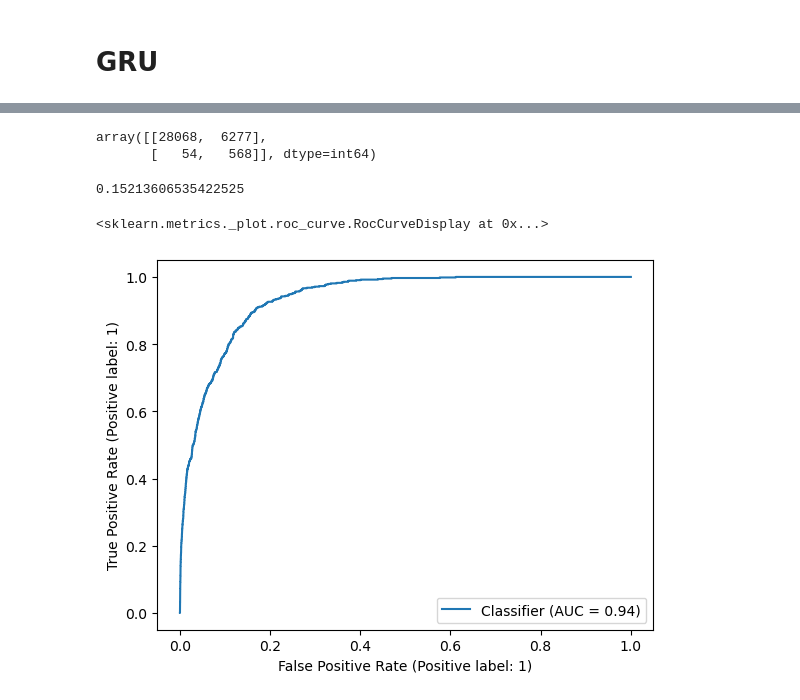
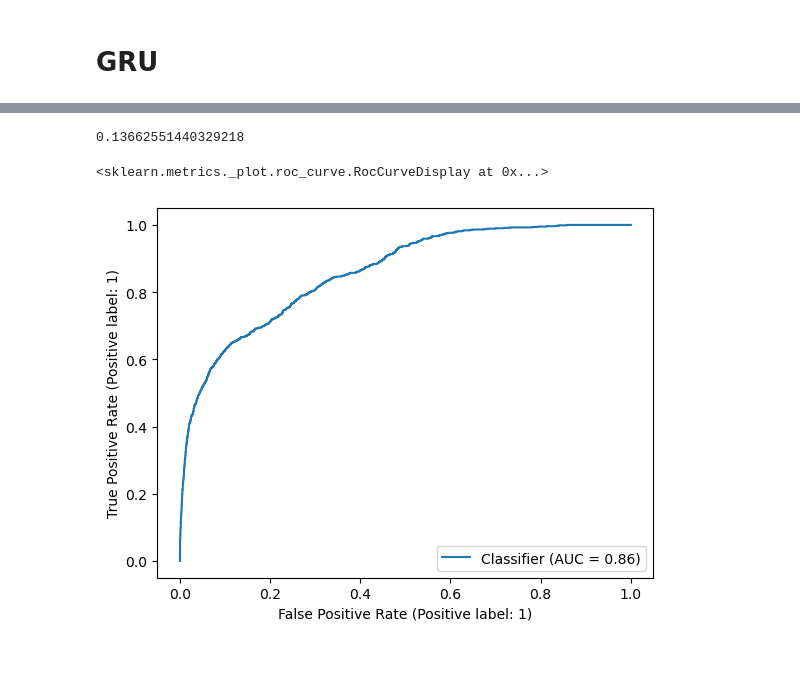
Before and after one commit to Rokkaan5/STAT5010_FinalProject, a Jupyter notebook: code/STAT5010-JK.ipynb, the cells around one changed output, grey strips where cells are left out. Cells and saved outputs as stored; diff of their text form; code cells hidden in the pictures; blank space fills up the shorter version.

```diff
--- a/code/STAT5010-JK.ipynb
+++ b/code/STAT5010-JK.ipynb
@@ -313,8 +372,8 @@ plt.savefig('lgbm_roc.png', dpi=300)
 # %% [markdown]
 # GRU
 # %%
-X_train = np.array(X_train_rand).reshape(X_train_rand.shape[0],-1, 7)
-X_test = np.array(X_test_rand).reshape(X_test_rand.shape[0],-1, 7)
+X_train = np.array(X_train_seq).reshape(X_train_seq.shape[0],-1, 7)
+X_test = np.array(X_test_seq).reshape(X_test_seq.shape[0],-1, 7)
 # %%
 %%time
 class_weights = {0: 1., 1: 70.}
@@ -330,6 +389,6 @@ grumod.add(Dense(units = 1, activation='sigmoid'))
 
 grumod.compile(optimizer = 'adam', loss = 'binary_crossentropy')
 
-history = grumod.fit(X_train, y_train_rand, validation_data=(X_test,y_test_rand), epochs = 50, batch_size = 512, class_weight = class_weights)
+history = grumod.fit(X_train, y_train_seq, validation_data=(X_test,y_test_seq), epochs = 50, batch_size = 512, class_weight = class_weights)
 # %% [output]
 Epoch 1/50
@@ -356,14 +435,9 @@ gru_preds = grumod.predict(X_test[:,:10,:])
 # %%
-confusion_matrix(y_test_rand,np.round(gru_preds))
+f1_score(y_test_seq,np.round(gru_preds))
 # %% [output]
-array([[28068,  6277],
-       [   54,   568]], dtype=int64)
+0.13662551440329218
-# %%
-f1_score(y_test_rand,np.round(gru_preds))
-# %% [output]
-0.15213606535422525
 # %%
-RocCurveDisplay.from_predictions(y_test_rand,gru_preds)
+RocCurveDisplay.from_predictions(y_test_seq,gru_preds)
 # %% [output]
 <sklearn.metrics._plot.roc_curve.RocCurveDisplay at 0x...>
-[figure, old version]
+[figure, new version]
```
Also changed, not shown: parts of 31 cells of this notebook.
